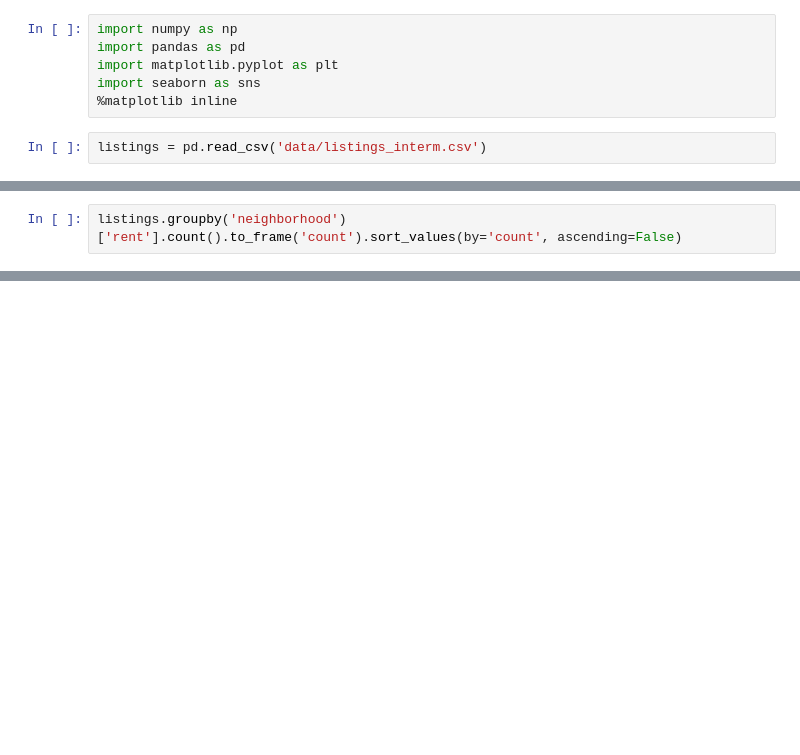
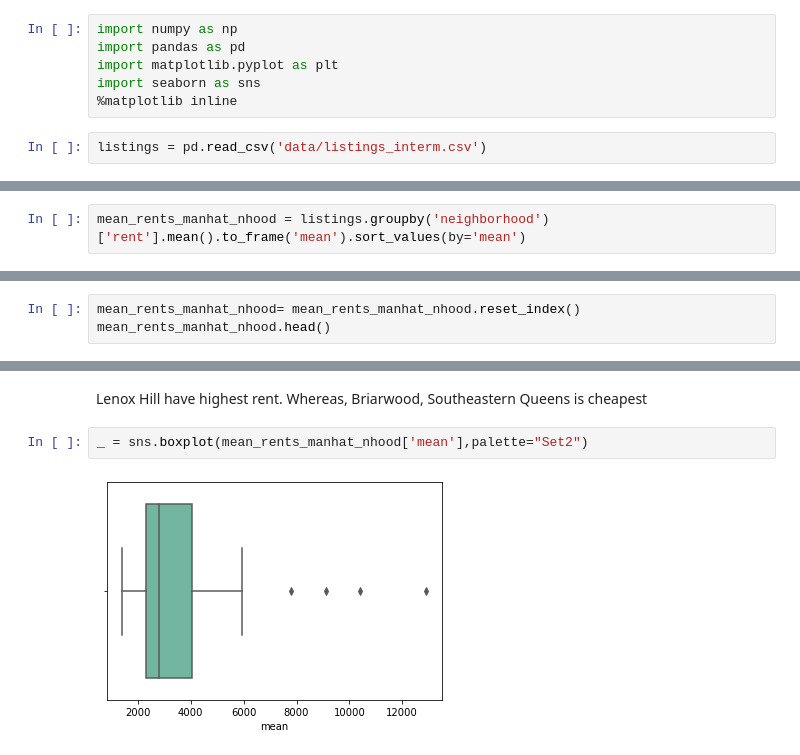
Before and after one commit to DoctorDatah/Apartments-Listings-NYC-Analysis-and-Modeling, a Jupyter notebook: 3-Exploratory-Data-Analysis.ipynb, the cells around one changed output, grey strips where cells are left out. Drawn from its saved outputs; the diff is of its cells as text; blank space fills up the shorter version.

```diff
--- a/3-Exploratory-Data-Analysis.ipynb
+++ b/3-Exploratory-Data-Analysis.ipynb
@@ -57,2 +113,2 @@ plt.subplots_adjust(right=1, top = 1.2)
 # %%
-listings.groupby('neighborhood')['rent'].count().to_frame('count').sort_values(by='count', ascending=False)
+mean_rents_manhat_nhood = listings.groupby('neighborhood')['rent'].mean().to_frame('mean').sort_values(by='mean')
@@ -73,0 +115,3 @@ listings.groupby('neighborhood')['rent'].count().to_frame('count').sort_values(b
+# %%
+mean_rents_manhat_nhood= mean_rents_manhat_nhood.reset_index()
+mean_rents_manhat_nhood.head()
@@ -73,0 +125,6 @@ listings.groupby('neighborhood')['rent'].count().to_frame('count').sort_values(b
+# %% [markdown]
+Lenox Hill have highest rent. Whereas, Briarwood, Southeastern Queens is cheapest
+# %%
+_ = sns.boxplot(mean_rents_manhat_nhood['mean'],palette="Set2")
+# %% [output]
+[figure, added]
```
Also changed, not shown: parts of 17 cells of this notebook.
